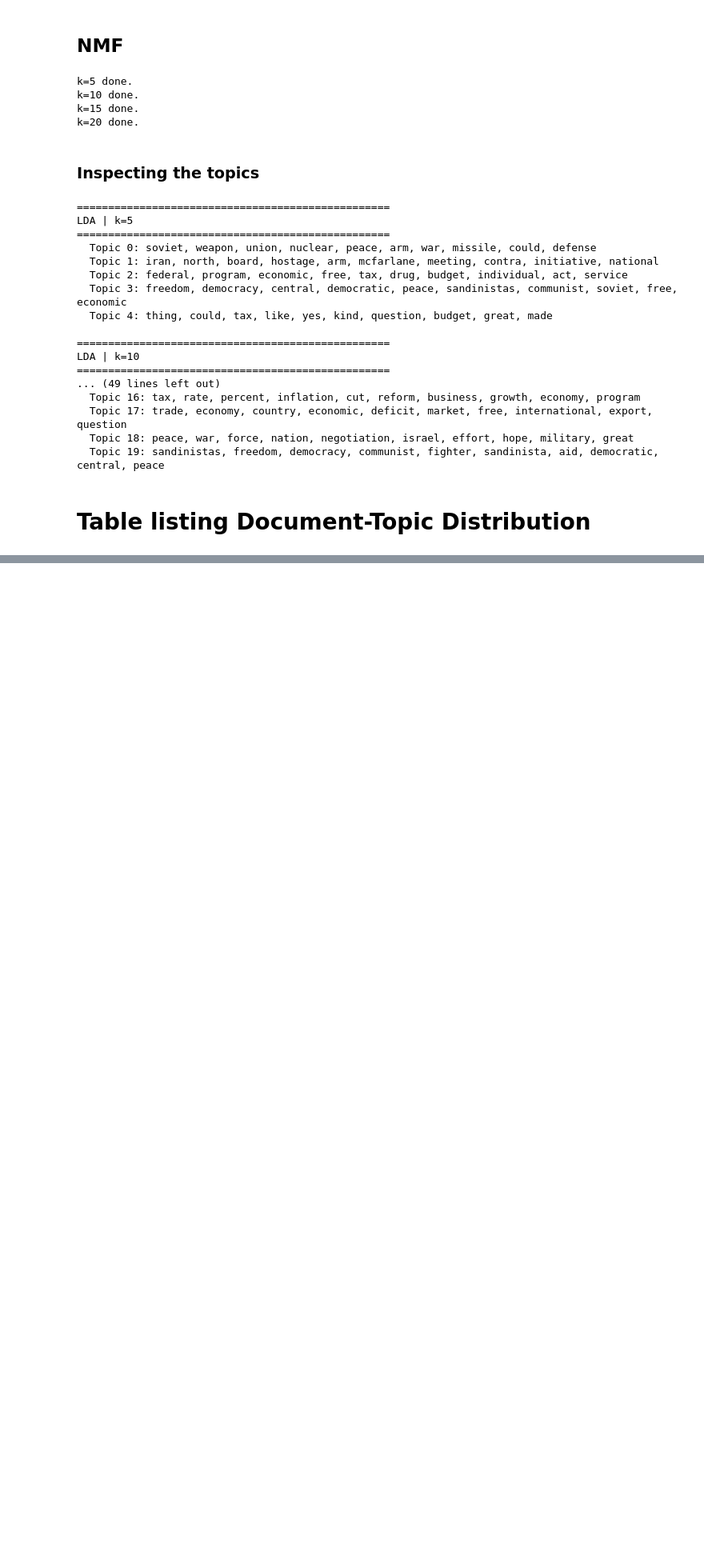
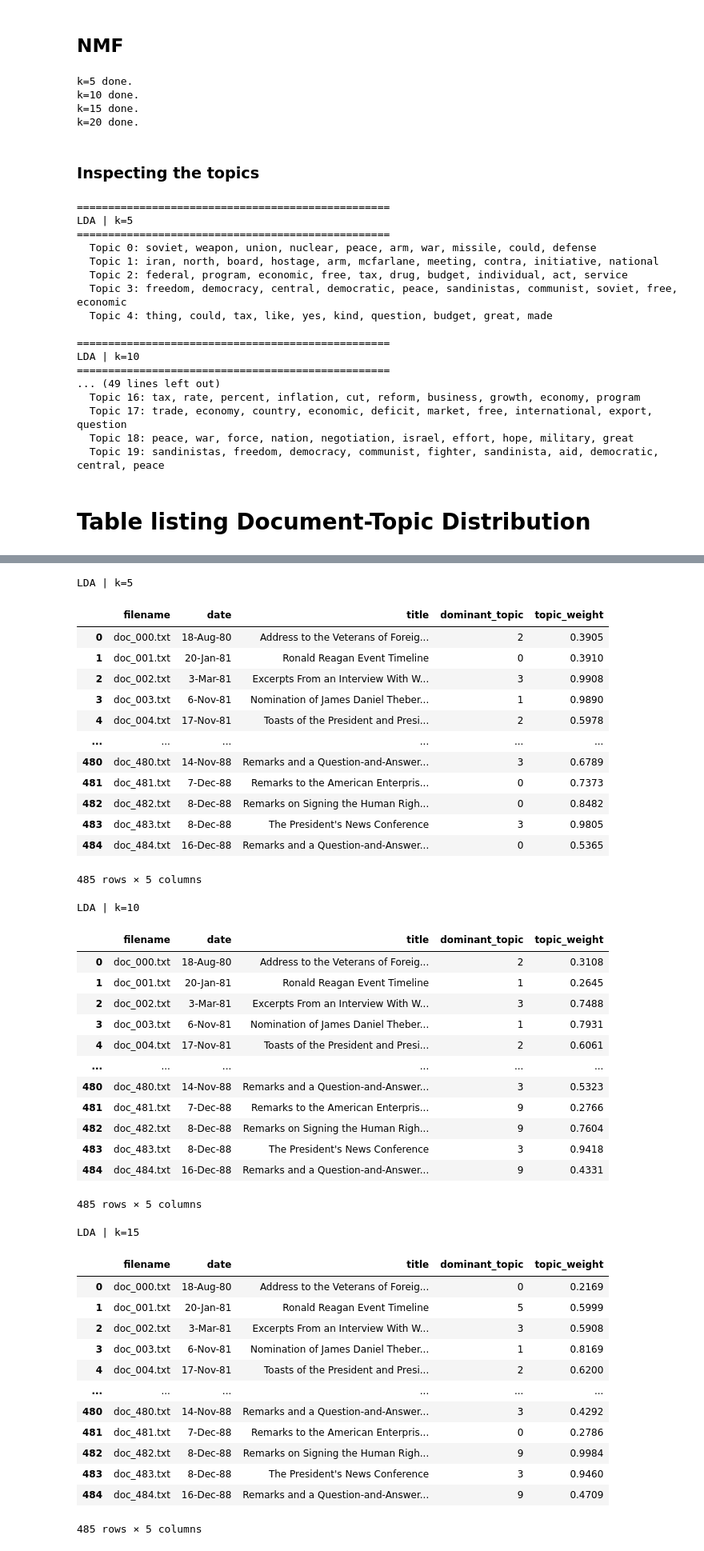
Before and after one commit to aleroemer/CIA_DEA_TextAnalysis, a Jupyter notebook: 2. Topic_modelling/topic_modeling2.ipynb, the cells around one changed output, grey strips where cells are left out. Shown at 80% size. Cells and saved outputs as stored; diff of their text form; code cells hidden in the pictures; blank space fills up the shorter version.

Commit message:
topic table

```diff
--- a/2. Topic_modelling/topic_modeling2.ipynb
+++ b/2. Topic_modelling/topic_modeling2.ipynb
@@ -293,0 +295,65 @@ LDA | k=10
+# %%
+# Document-topic distribution
+for n_topics, model_data in lda_models.items():
+    doc_topic_distrib = model_data['doc_topic_distrib']
+
+    # Find dominant topic and its weight for each document
+    dominant_topic = np.argmax(doc_topic_distrib, axis=1)
+    topic_weight = np.max(doc_topic_distrib, axis=1)
+
+    # Build the table
+    doc_topic_df = pd.DataFrame({
+        'filename': doc_filenames,
+        'dominant_topic': dominant_topic,
+        'topic_weight': topic_weight.round(4)
+    })
+
+    # Merge with metadata to add date and title
+    doc_topic_df = doc_topic_df.merge(metadata[['filename', 'date', 'title']], on='filename')
+    doc_topic_df = doc_topic_df[['filename', 'date', 'title', 'dominant_topic', 'topic_weight']]
+
+    print(f"\nLDA | k={n_topics}")
+    display(doc_topic_df)
+# %% [output]
+LDA | k=5
+|  | filename | date | title | dominant_topic | topic_weight |
+| 0 | doc_000.txt | 18-Aug-80 | Address to the Veterans of Foreig... | 2 | 0.3905 |
+| 1 | doc_001.txt | 20-Jan-81 | Ronald Reagan Event Timeline | 0 | 0.3910 |
+| 2 | doc_002.txt | 3-Mar-81 | Excerpts From an Interview With W... | 3 | 0.9908 |
+| 3 | doc_003.txt | 6-Nov-81 | Nomination of James Daniel Theber... | 1 | 0.9890 |
+| 4 | doc_004.txt | 17-Nov-81 | Toasts of the President and Presi... | 2 | 0.5978 |
+| ... | ... | ... | ... | ... | ... |
+| 480 | doc_480.txt | 14-Nov-88 | Remarks and a Question-and-Answer... | 3 | 0.6789 |
+| 481 | doc_481.txt | 7-Dec-88 | Remarks to the American Enterpris... | 0 | 0.7373 |
+| 482 | doc_482.txt | 8-Dec-88 | Remarks on Signing the Human Righ... | 0 | 0.8482 |
+| 483 | doc_483.txt | 8-Dec-88 | The President's News Conference | 3 | 0.9805 |
+| 484 | doc_484.txt | 16-Dec-88 | Remarks and a Question-and-Answer... | 0 | 0.5365 |
+485 rows × 5 columns
+LDA | k=10
+|  | filename | date | title | dominant_topic | topic_weight |
+| 0 | doc_000.txt | 18-Aug-80 | Address to the Veterans of Foreig... | 2 | 0.3108 |
+| 1 | doc_001.txt | 20-Jan-81 | Ronald Reagan Event Timeline | 1 | 0.2645 |
+| 2 | doc_002.txt | 3-Mar-81 | Excerpts From an Interview With W... | 3 | 0.7488 |
+| 3 | doc_003.txt | 6-Nov-81 | Nomination of James Daniel Theber... | 1 | 0.7931 |
+| 4 | doc_004.txt | 17-Nov-81 | Toasts of the President and Presi... | 2 | 0.6061 |
+| ... | ... | ... | ... | ... | ... |
+| 480 | doc_480.txt | 14-Nov-88 | Remarks and a Question-and-Answer... | 3 | 0.5323 |
+| 481 | doc_481.txt | 7-Dec-88 | Remarks to the American Enterpris... | 9 | 0.2766 |
+| 482 | doc_482.txt | 8-Dec-88 | Remarks on Signing the Human Righ... | 9 | 0.7604 |
+| 483 | doc_483.txt | 8-Dec-88 | The President's News Conference | 3 | 0.9418 |
+| 484 | doc_484.txt | 16-Dec-88 | Remarks and a Question-and-Answer... | 9 | 0.4331 |
+485 rows × 5 columns
+LDA | k=15
+|  | filename | date | title | dominant_topic | topic_weight |
+| 0 | doc_000.txt | 18-Aug-80 | Address to the Veterans of Foreig... | 0 | 0.2169 |
+| 1 | doc_001.txt | 20-Jan-81 | Ronald Reagan Event Timeline | 5 | 0.5999 |
+| 2 | doc_002.txt | 3-Mar-81 | Excerpts From an Interview With W... | 3 | 0.5908 |
+| 3 | doc_003.txt | 6-Nov-81 | Nomination of James Daniel Theber... | 1 | 0.8169 |
+| 4 | doc_004.txt | 17-Nov-81 | Toasts of the President and Presi... | 2 | 0.6200 |
+| ... | ... | ... | ... | ... | ... |
+| 480 | doc_480.txt | 14-Nov-88 | Remarks and a Question-and-Answer... | 3 | 0.4292 |
+| 481 | doc_481.txt | 7-Dec-88 | Remarks to the American Enterpris... | 0 | 0.2786 |
+| 482 | doc_482.txt | 8-Dec-88 | Remarks on Signing the Human Righ... | 9 | 0.9984 |
+| 483 | doc_483.txt | 8-Dec-88 | The President's News Conference | 3 | 0.9460 |
+| 484 | doc_484.txt | 16-Dec-88 | Remarks and a Question-and-Answer... | 9 | 0.4709 |
+485 rows × 5 columns
```
Also changed, not shown: parts of 5 cells of this notebook.
